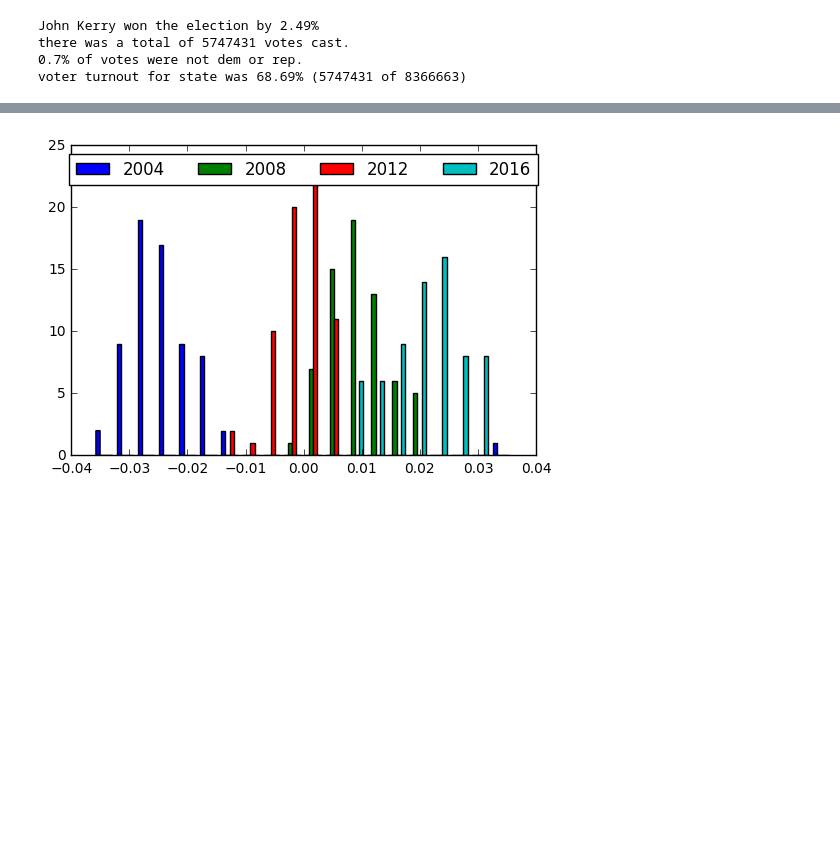
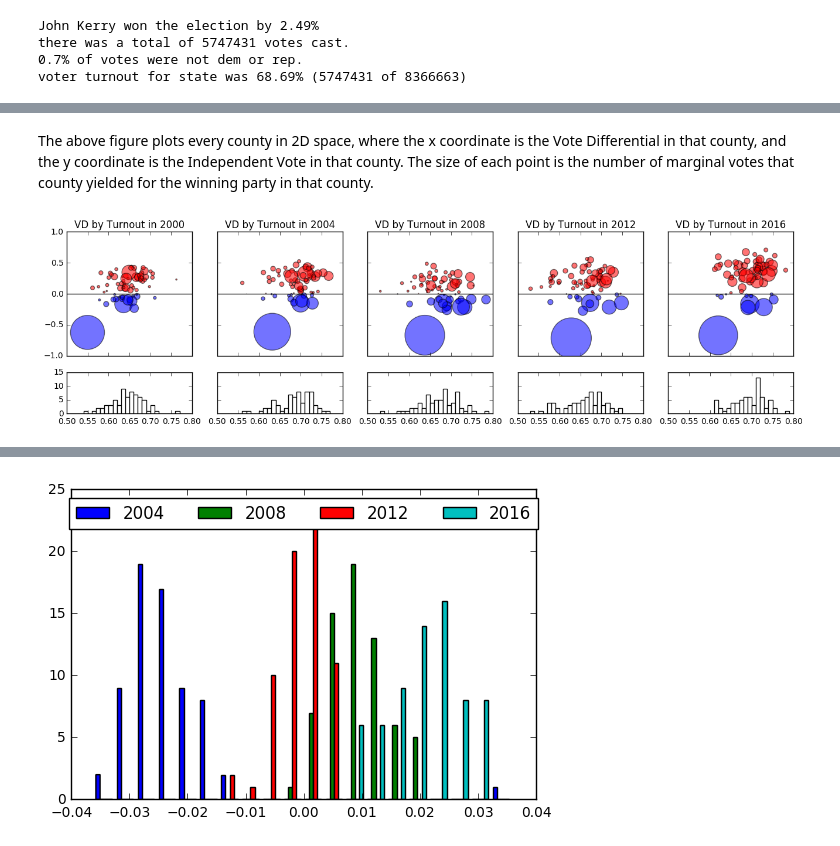
Before and after one commit to oderby/elections_2016, a Jupyter notebook: plot_pa.ipynb, the cells around one changed output, grey strips where cells are left out. Saved outputs shown, nothing was run; the diff lists cells and outputs as text; code cells hidden in the pictures; blank space fills up the shorter version.

```diff
--- a/plot_pa.ipynb
+++ b/plot_pa.ipynb
@@ -238,0 +291,37 @@ voter turnout for state was 68.69% (5747431 of 8366663)
+# %% [markdown]
+The above figure plots every county in 2D space, where the x coordinate is the Vote Differential in that county, and the y coordinate is the Independent Vote in that county. The size of each point is the number of marginal votes that county yielded for the winning party in that county.
+# %%
+def _plot_turnout_vs_results(ax1, ax2, year):
+    # correlation between voter turnout and results
+    res = get_year_results(year)
+    counties = sorted(res.keys())
+    turnout = [res[c]['total']/res[c]['vap'] for c in counties]
+    values = [res[c]['value'][0] for c in counties]
+    colors = [[1,0,0] if res[c]['winner'] == REP else [0,0,1] for c in counties]
+    ax1.scatter(turnout, values, c=colors,
+                s=[abs(res[c]['value'][0])*res[c]['total']/200 for c in counties], alpha=0.55)
+#     ax1.scatter(turnout, values, marker='x', c=colors)
+    ax1.plot([-1,1], [0,0], 'k')
+
+    ax1.set_xlim([0.5, 0.8])
+    ax1.set_ylim([-1.0,1.0])
+    ax1.set_title("VD by Turnout in " + str(year))
+
+    # distribution of voter turnout
+    n, bins, patches = ax2.hist(turnout, bins=np.linspace(0,1.0, 101), facecolor='white', alpha=1)
+#     start, end = ax2.get_ylim()
+    end = 15
+    ax2.yaxis.set_ticks(np.linspace(0, math.ceil(end/5)*5, 4))
+    ax2.set_ylim([0, math.ceil(end/5)*5])
+
+
+def plot_turnout_vs_results(years):
+    fig, axes = plt.subplots(2, len(years), sharex=True, sharey='row', figsize=(16, 4),
+                                   gridspec_kw = {'height_ratios':[3, 1]})
+    for i, year in enumerate(years):
+        _plot_turnout_vs_results(axes[0][i], axes[1][i], year)
+    plt.show()
+
+plot_turnout_vs_results(years)
+# %% [output]
+[figure, added]
```
Also changed, not shown: parts of 33 cells of this notebook.
